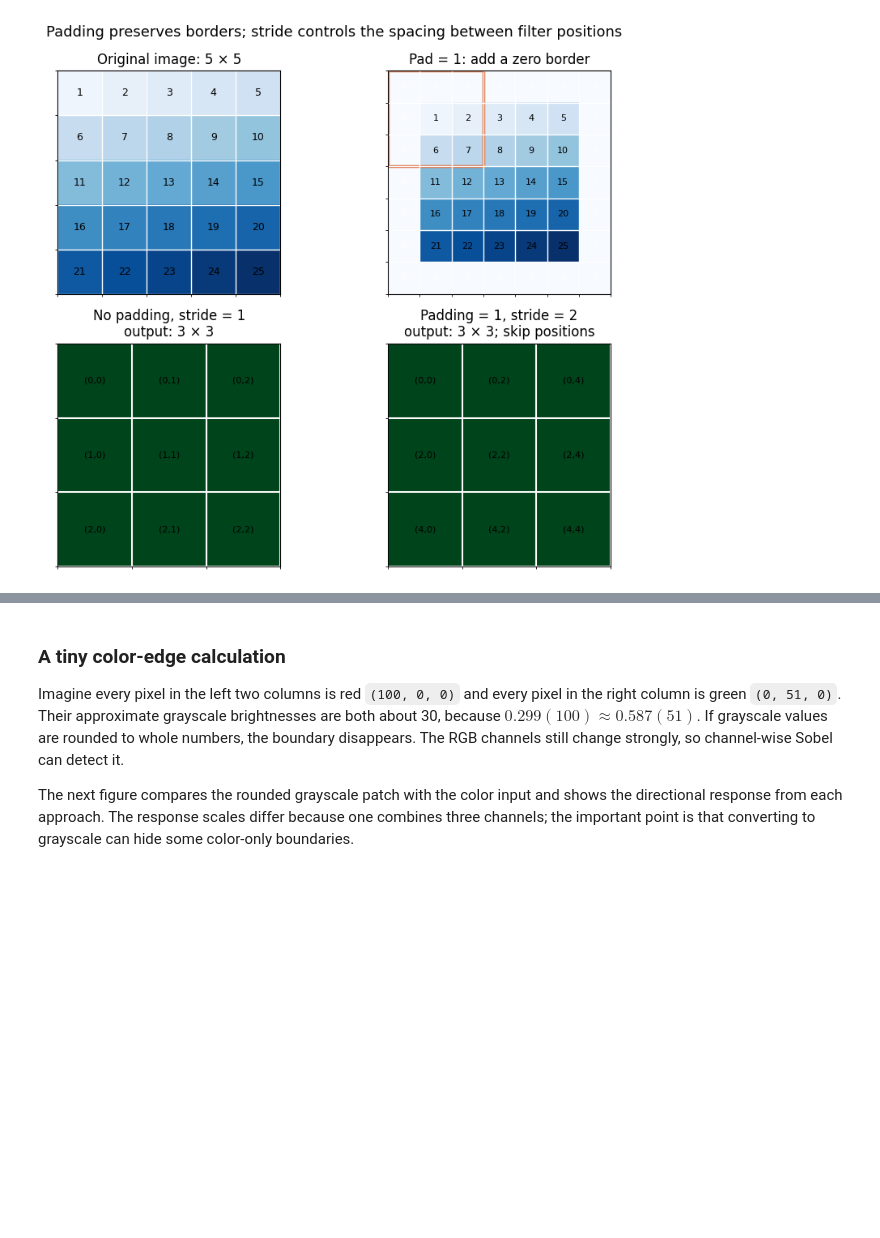
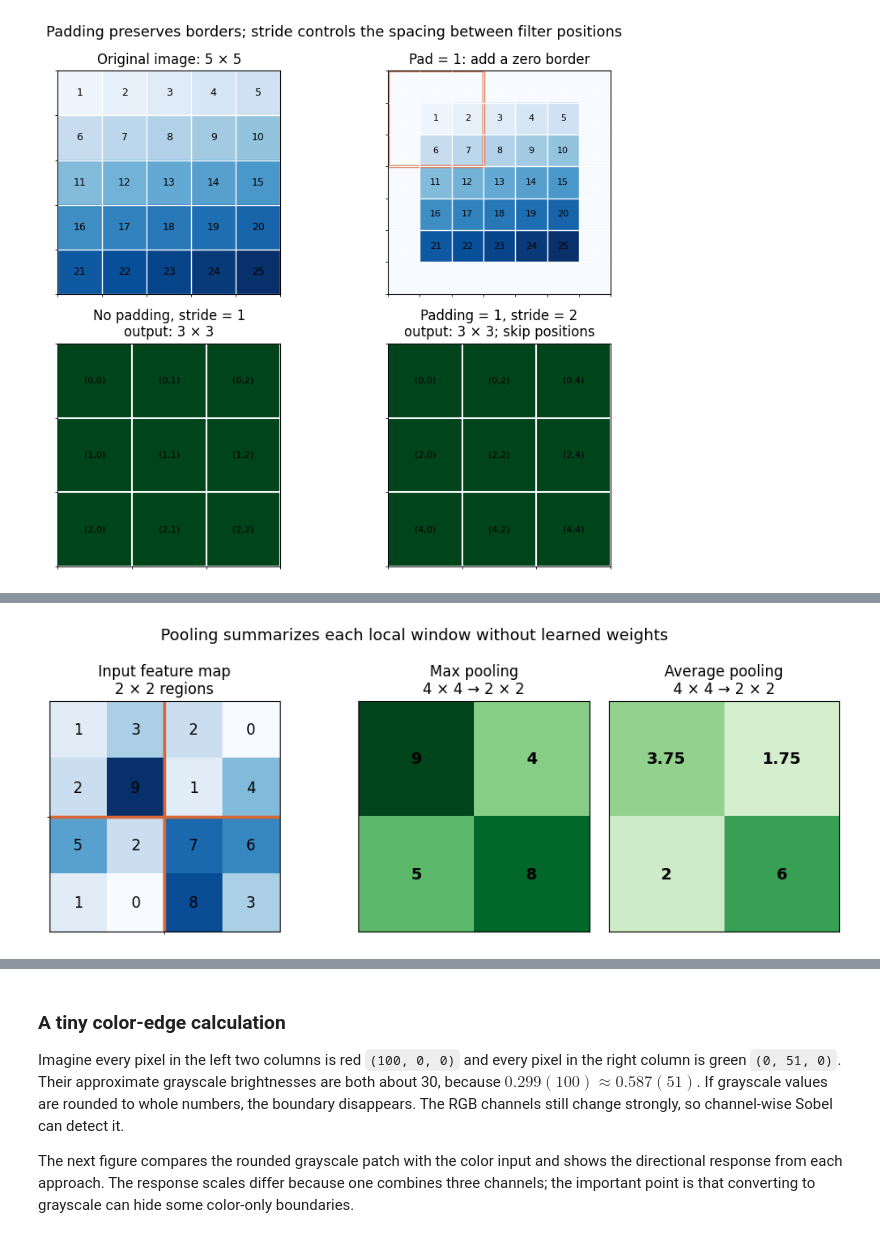
Before and after one commit to Ch-Abhinav-Chowdary/Complete-AIML-course, a Jupyter notebook: Deep Learning/Deep Learning Part 2/3_Image.ipynb, the cells around one changed output, grey strips where cells are left out. Drawn from its saved outputs; the diff is of its cells as text; code cells hidden in the pictures; blank space fills up the shorter version.

```diff
--- a/Deep Learning/Deep Learning Part 2/3_Image.ipynb
+++ b/Deep Learning/Deep Learning Part 2/3_Image.ipynb
@@ -230 +247,42 @@ plt.show()
+# %%
+import matplotlib.pyplot as plt
+import numpy as np
+
+feature_map = np.array([
+    [1, 3, 2, 0],
+    [2, 9, 1, 4],
+    [5, 2, 7, 6],
+    [1, 0, 8, 3],
+])
+max_pooled = np.array([[feature_map[row:row + 2, column:column + 2].max()
+                        for column in range(0, 4, 2)] for row in range(0, 4, 2)])
+average_pooled = np.array([[feature_map[row:row + 2, column:column + 2].mean()
+                            for column in range(0, 4, 2)] for row in range(0, 4, 2)])
+
+fig, axes = plt.subplots(1, 3, figsize=(10, 3.7), gridspec_kw={"width_ratios": [1.2, 0.8, 0.8]})
+axes[0].imshow(feature_map, cmap="Blues", vmin=0, vmax=9)
+for row in range(4):
+    for column in range(4):
+        axes[0].text(column, row, str(feature_map[row, column]), ha="center", va="center", fontsize=12)
+axes[0].set_title("Input feature map\n2 × 2 regions")
+axes[0].set_xticks([1.5], minor=True)
+axes[0].set_yticks([1.5], minor=True)
+axes[0].grid(which="minor", color="#D76737", linewidth=2.5)
+axes[0].set_xticks([])
+axes[0].set_yticks([])
+
+for ax, values, title in zip(axes[1:], [max_pooled, average_pooled], ["Max pooling", "Average pooling"]):
+    ax.imshow(values, cmap="Greens", vmin=0, vmax=9)
+    for row in range(2):
+        for column in range(2):
+            ax.text(column, row, f"{values[row, column]:g}", ha="center", va="center", fontsize=13, weight="bold")
+    ax.set_title(title + "\n4 × 4 → 2 × 2")
+    ax.set_xticks([])
+    ax.set_yticks([])
+
+fig.suptitle("Pooling summarizes each local window without learned weights", fontsize=13)
+fig.tight_layout()
+plt.show()
+# %% [output]
+[figure, added]
 # %% [markdown]
```
Also changed, not shown: parts of 4 cells of this notebook.
